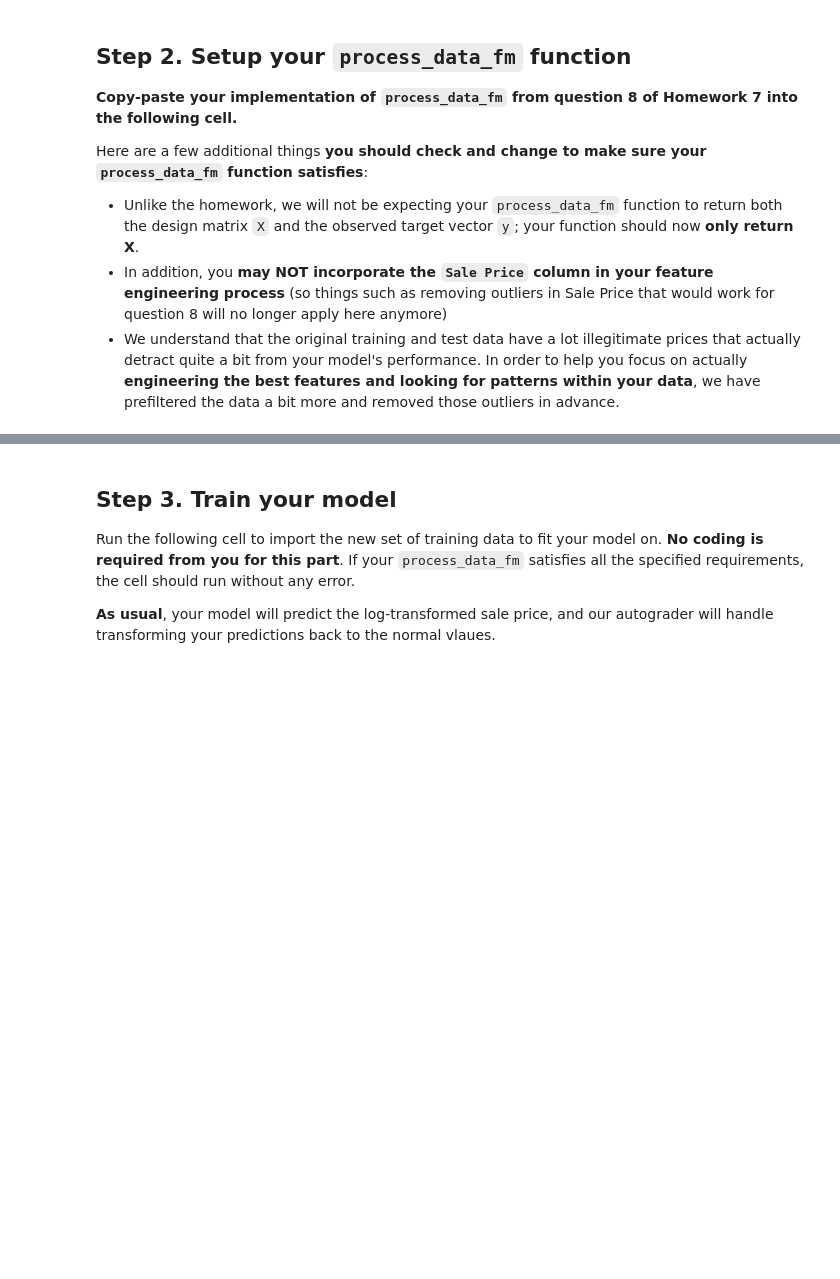
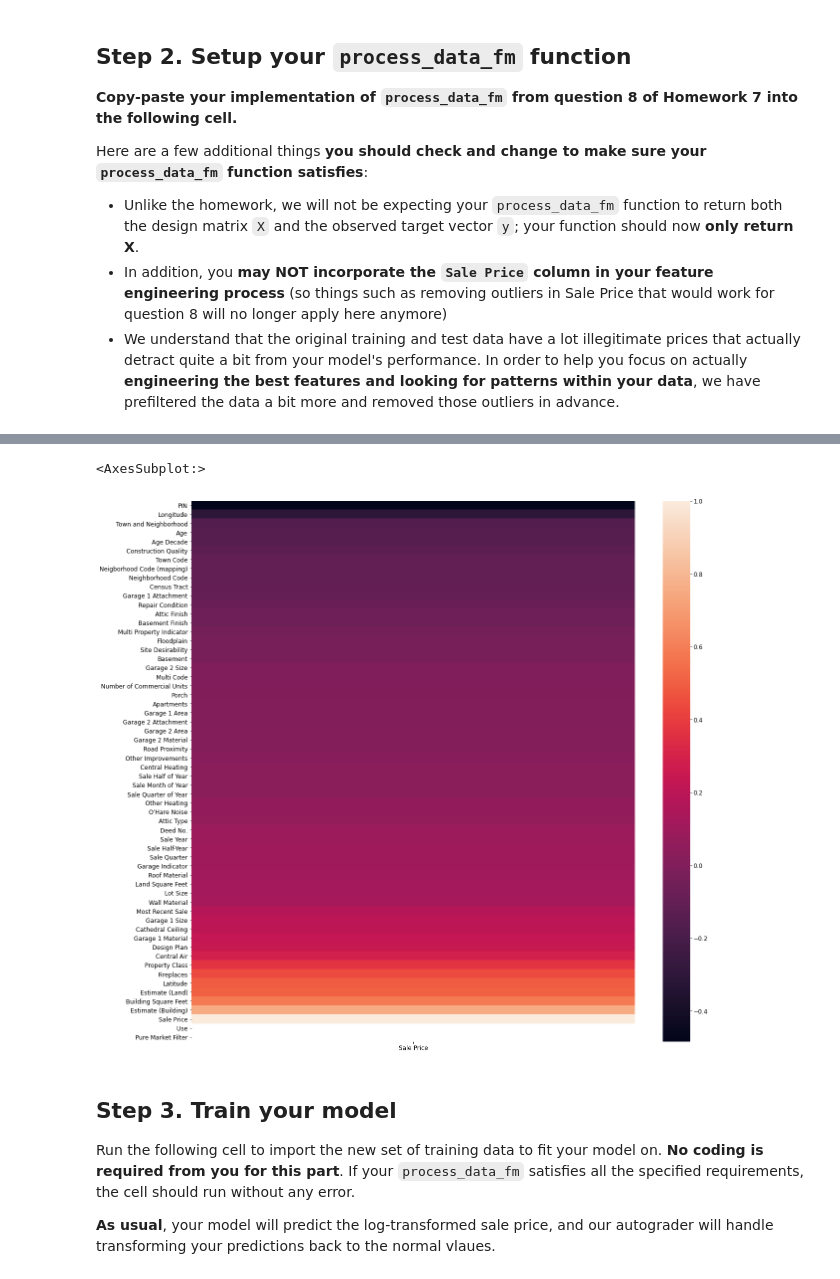
Before and after one commit to briancpark/ds100, a Jupyter notebook: sp21/hw/hw7_contest/hw7_build_your_own_model.ipynb, the cells around one changed output, grey strips where cells are left out. Cells and saved outputs as stored; diff of their text form; code cells hidden in the pictures; blank space fills up the shorter version.

Commit message:
update contest

```diff
--- a/sp21/hw/hw7_contest/hw7_build_your_own_model.ipynb
+++ b/sp21/hw/hw7_contest/hw7_build_your_own_model.ipynb
@@ -128,3 +145,10 @@ sns.pairplot(X_train.sample(100))
+# %%
+plt.figure(figsize=(20, 20))
+corr_matrix = pd.read_csv('cook_county_contest_train.csv', index_col='Unnamed: 0').corr()
+sns.heatmap(corr_matrix[['Sale Price']].sort_values('Sale Price'))
+# %% [output]
+<AxesSubplot:>
+[figure, added]
 # %% [markdown]
 ## Step 3. Train your model
 
```
Also changed, not shown: parts of 7 cells of this notebook, 5 other files.
